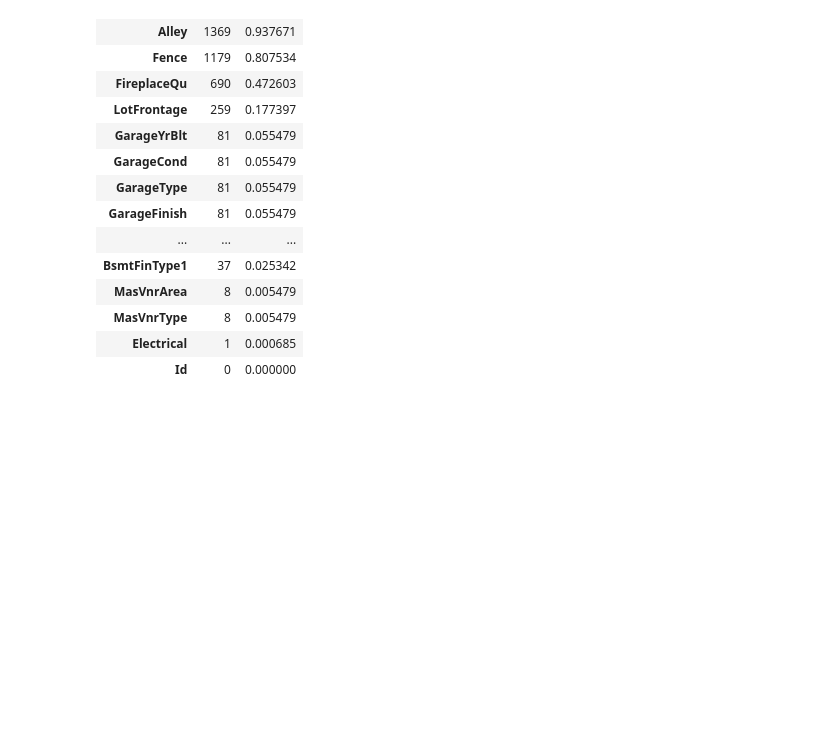
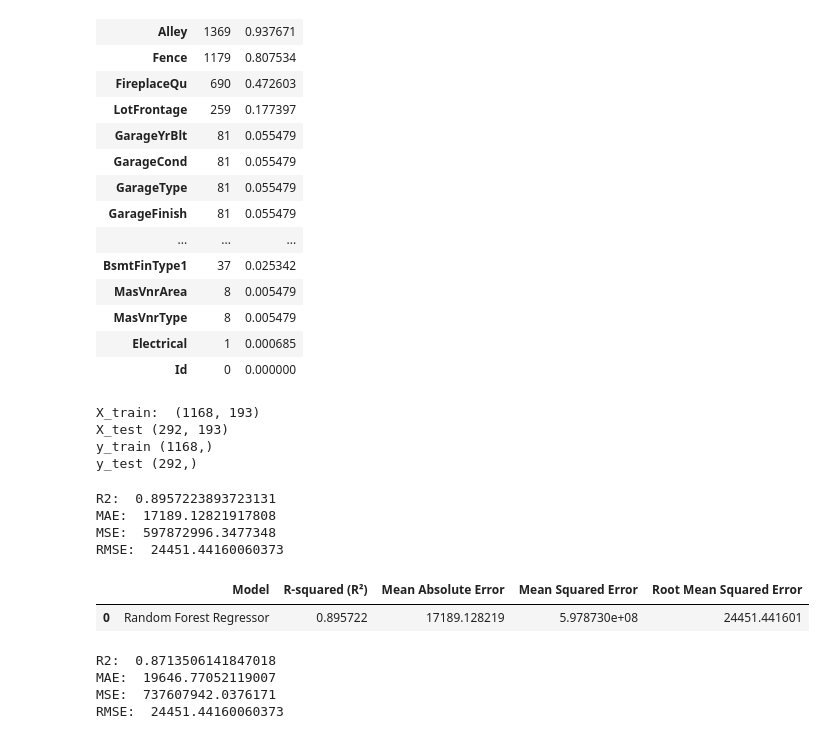
Before and after one commit to yeoswehou/kaggle-house, a Jupyter notebook: house.ipynb, the cells around one changed output. Cells and saved outputs as stored; diff of their text form; code cells hidden in the pictures; blank space fills up the shorter version.

Commit message:
done random forest and start xgboost

```diff
--- a/house.ipynb
+++ b/house.ipynb
@@ -88,9 +90,9 @@ plt.show()
 [figure]
 # %%
 total = df_train.isnull().sum().sort_values(ascending=False)
-percentage = (df_train.isnull().sum()/df_train.isnull().count()).sort_values(ascending=False)
-missing_date = pd.concat([total, percentage], axis=1, keys=['Total', 'Percent'])
-missing_date.head(20)
+percentage = (df_train.isnull().sum() / df_train.isnull().count()).sort_values(ascending=False)
+missing_data = pd.concat([total, percentage], axis=1, keys=['Total', 'Percent'])
+missing_data.head(20)
 # %% [output]
 |  | Total | Percent |
 | PoolQC | 1453 | 0.995205 |
@@ -109,3 +111,10 @@ missing_date.head(20)
 | MasVnrType | 8 | 0.005479 |
 | Electrical | 1 | 0.000685 |
 | Id | 0 | 0.000000 |
+# %%
+df_train = df_train.drop(labels=(missing_data[missing_data['Total'] > 1]).index, axis=1)
+# %%
+#Split dataset
+X = df_train.drop(['SalePrice'], axis=1)
+y = df_train['SalePrice']
+X_train, X_test, y_train, y_test = train_test_split(X, y, test_size=0.2)
@@ -111,0 +124,56 @@ missing_date.head(20)
+# %%
+print(f"X_train: ", X_train.shape)
+print(f"X_test", X_test.shape)
+print(f"y_train", y_train.shape)
+print(f"y_test", y_test.shape)
+# ss = StandardScaler()
+# X_train = ss.fit_transform(X_train)
+# X_test = ss.fit(X_test)
+# %% [output]
+X_train:  (1168, 193)
+X_test (292, 193)
+y_train (1168,)
+y_test (292,)
+# %%
+rf = RandomForestRegressor(random_state=0)
+rf.fit(X_train, y_train)
+rf_pred = rf.predict(X_test)
+rf_r2 = r2_score(y_test, rf_pred)
+rf_mae = mean_absolute_error(y_test, rf_pred)
+rf_mse = mean_squared_error(y_test, rf_pred)
+rf_rmse = np.sqrt(rf_mse)
+print(f"R2: ", rf_r2)
+print(f"MAE: ", rf_mae)
+print(f"MSE: ", rf_mse)
+print(f"RMSE: ", rf_rmse)
+# %% [output]
+R2:  0.8957223893723131
+MAE:  17189.12821917808
+MSE:  597872996.3477348
+RMSE:  24451.44160060373
+# %%
+rfr_results = pd.DataFrame([['Random Forest Regressor', rf_r2, rf_mae, rf_mse, rf_rmse]],
+                           columns=['Model', 'R-squared (R²)', 'Mean Absolute Error', 'Mean Squared Error', 'Root Mean Squared Error'])
+rfr_results
+# %% [output]
+|  | Model | R-squared (R²) | Mean Absolute Error | Mean Squared Error | Root Mean Squared Error |
+| 0 | Random Forest Regressor | 0.895722 | 17189.128219 | 5.978730e+08 | 24451.441601 |
+# %%
+#XGBoost
+model = XGBRFRegressor()
+model.fit(X_train, y_train, verbose=False)
+predictions = model.predict(X_test)
+
+xgb_r2 = r2_score(y_test, predictions)
+xgb_mae = mean_absolute_error(y_test, predictions)
+xgb_mse = mean_squared_error(y_test, predictions)
+xgb_rmse = np.sqrt(rf_mse)
+print(f"R2: ", xgb_r2)
+print(f"MAE: ", xgb_mae)
+print(f"MSE: ", xgb_mse)
+print(f"RMSE: ", xgb_rmse)
+# %% [output]
+R2:  0.8713506141847018
+MAE:  19646.77052119007
+MSE:  737607942.0376171
+RMSE:  24451.44160060373
```
Also changed, not shown: parts of 3 cells of this notebook.
